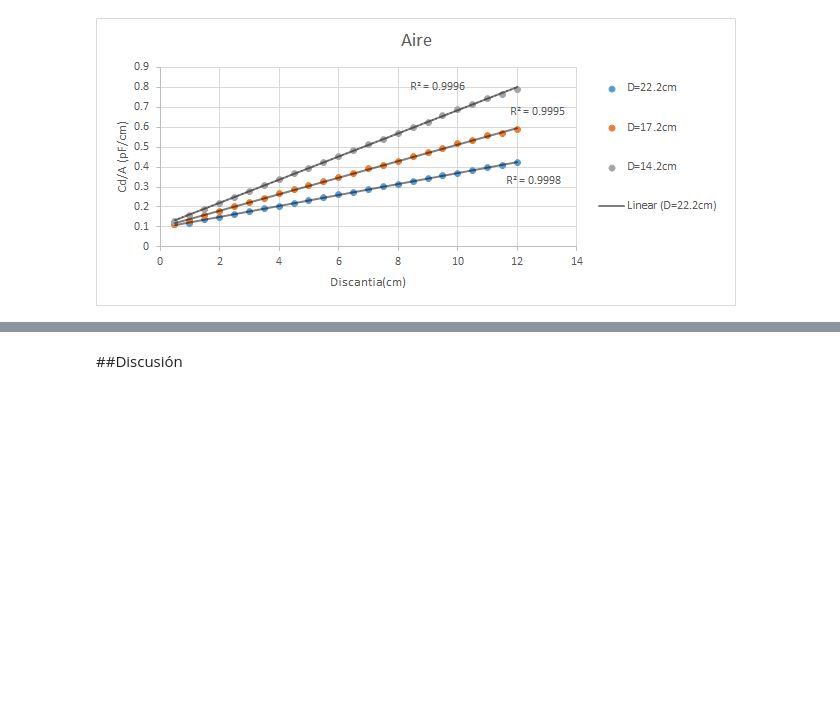
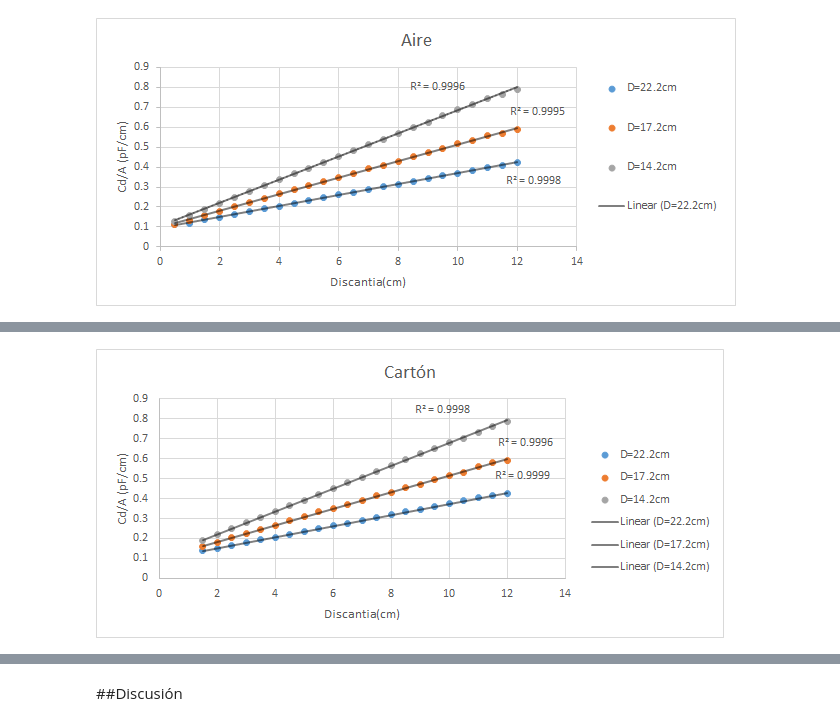
Before and after one commit to artcidp/Lab_Electro, a Jupyter notebook: Practica 2 - Capacitores y Dielectricos.ipynb, the cells around one changed output, grey strips where cells are left out. Cells and saved outputs as stored; diff of their text form; code cells hidden in the pictures; blank space fills up the shorter version.

```diff
--- a/Practica 2 - Capacitores y Dielectricos.ipynb
+++ b/Practica 2 - Capacitores y Dielectricos.ipynb
@@ -41,0 +43,4 @@ Image(filename='Imagenes\Aire.png')
+# %%
+Image(filename='Imagenes\Carton.png')
+# %% [output]
+[figure, added]
```
Also changed, not shown: parts of 5 cells of this notebook.
